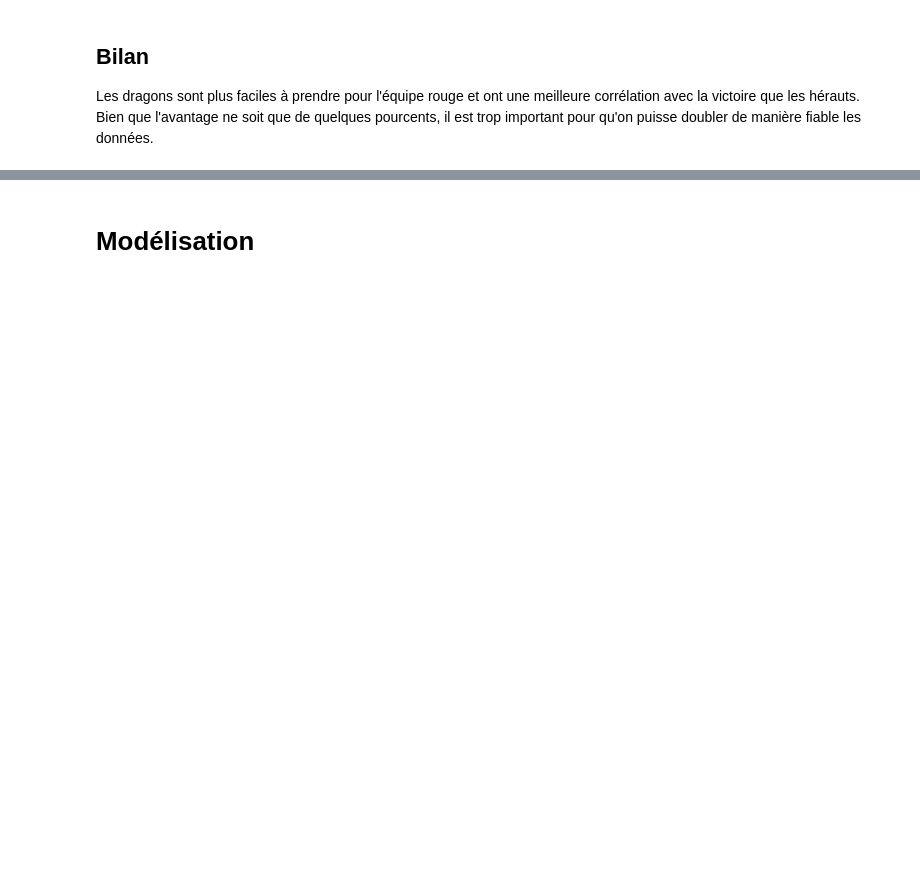
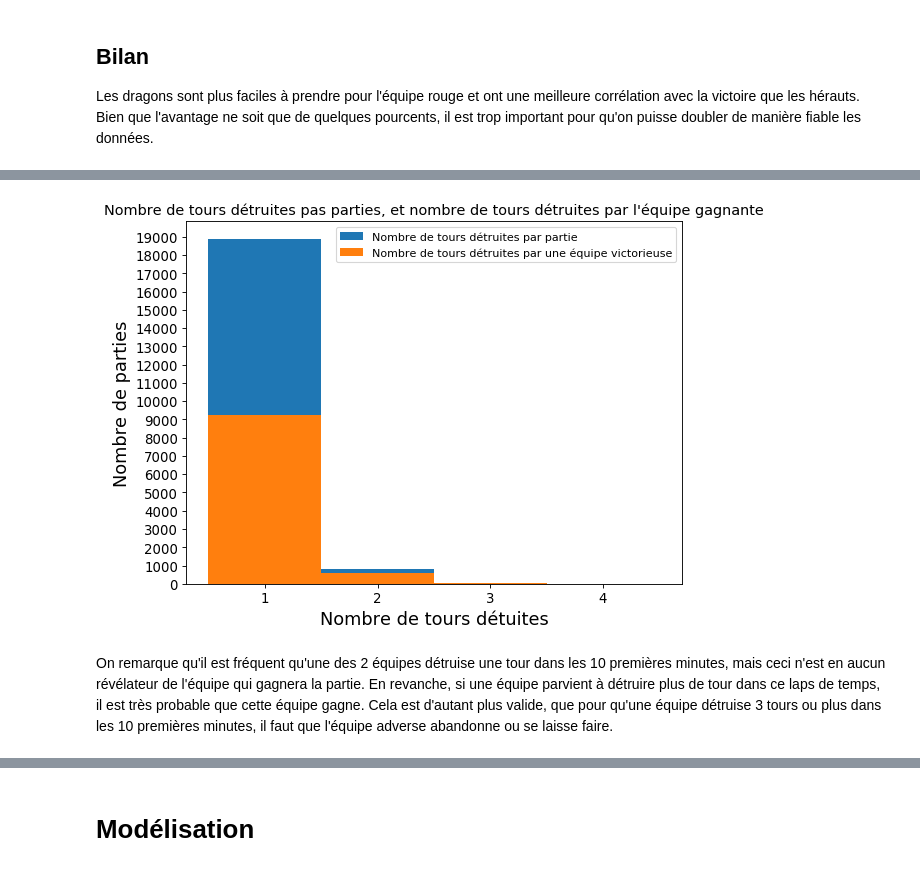
Before and after one commit to Preuce/ProjetIAS, a Jupyter notebook: Main.ipynb, the cells around one changed output, grey strips where cells are left out. Saved outputs shown, nothing was run; the diff lists cells and outputs as text; code cells hidden in the pictures; blank space fills up the shorter version.

```diff
--- a/Main.ipynb
+++ b/Main.ipynb
@@ -226,0 +302,33 @@ Bien que l'avantage ne soit que de quelques pourcents, il est trop important pou
+# %%
+#taux de victoire en fonction du nombre de tourelles prises
+def WinrateByTowers(df):
+    towersDestroyed = []
+    win = []
+
+    for index, current in df.iterrows():
+        towersDestroyed.append(current["blueTowersDestroyed"])
+        towersDestroyed.append(current["redTowersDestroyed"])
+        if current["blueWins"] == 1:
+            win.append(current["blueTowersDestroyed"])
+        else:
+            win.append(current["redTowersDestroyed"])
+
+    plt.figure(figsize=(8,6), dpi=80)
+    plt.hist(towersDestroyed,bins = 4)
+    plt.hist(win, bins = 4)
+    plt.title("Nombre de tours détruites pas parties, et nombre de tours détruites par l'équipe gagnante", fontsize=13)
+    plt.xlabel("Nombre de tours détuites", fontsize=16)
+    plt.xticks(np.arange(0.5, 4.5, 1), [1, 2, 3, 4], fontsize=12)
+    plt.yticks(np.arange(0, 20000, 1000), fontsize=12)
+    plt.ylabel("Nombre de parties", fontsize=16)
+    #plt.yscale("log")
+    plt.legend(["Nombre de tours détruites par partie", "Nombre de tours détruites par une équipe victorieuse"])
+    plt.savefig('images/Towers_Destroyed.png', bbox_inches='tight')
+
+    plt.show()
+# %%
+WinrateByTowers(dfSimplified)
+# %% [output]
+[figure, added]
+# %% [markdown]
+On remarque qu'il est fréquent qu'une des 2 équipes détruise une tour dans les 10 premières minutes, mais ceci n'est en aucun révélateur de l'équipe qui gagnera la partie. En revanche, si une équipe parvient à détruire plus de tour dans ce laps de temps, il est très probable que cette équipe gagne. Cela est d'autant plus valide, que pour qu'une équipe détruise 3 tours ou plus dans les 10 premières minutes, il faut que l'équipe adverse abandonne ou se laisse faire.
```
Also changed, not shown: parts of 39 cells of this notebook.
